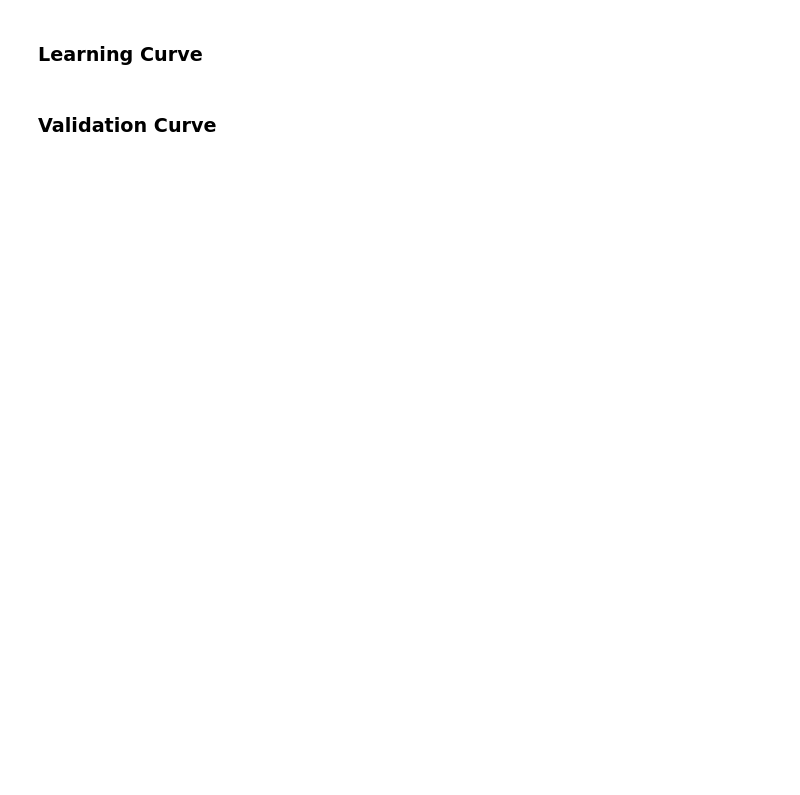
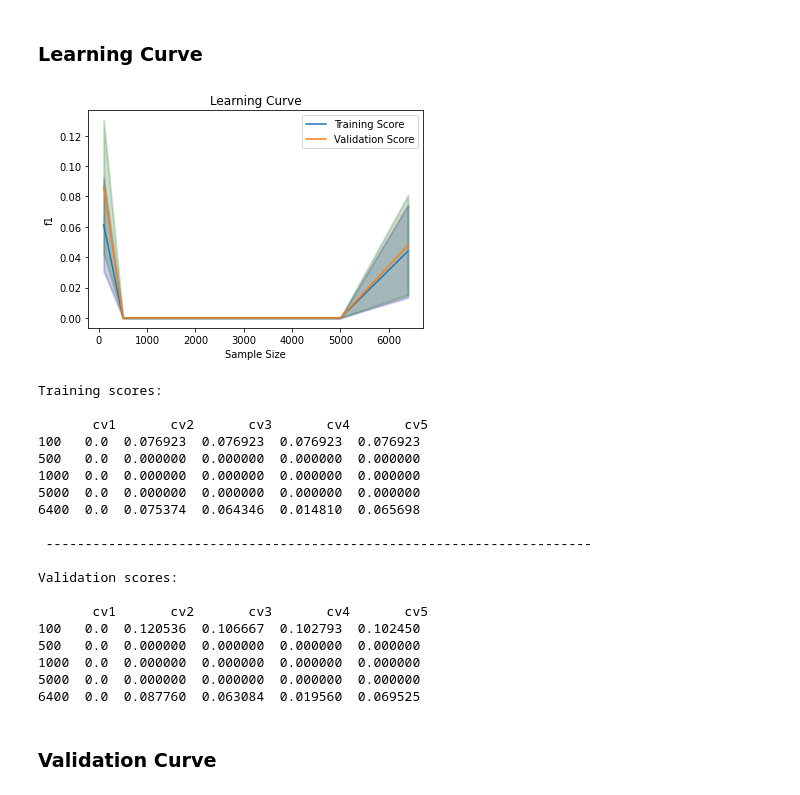
Before and after one commit to as2c/MLP---Cosmology, a Jupyter notebook: Optimization/Model_Evaluation.ipynb, the cells around one changed output. Drawn from its saved outputs; the diff is of its cells as text; code cells hidden in the pictures; blank space fills up the shorter version.

```diff
--- a/Optimization/Model_Evaluation.ipynb
+++ b/Optimization/Model_Evaluation.ipynb
@@ -41,0 +39,3 @@ Mounted at /content/drive
+# %%
+data = pd.read_csv(r'/content/drive/MyDrive/density_contrast.csv')
+data.head()
@@ -407,37 +443,58 @@ plt.show()
 # %% [markdown]
 ### Learning Curve
 # %%
-ns = [10,20,25,30,38]
+ns = [100,500,1000,5000,6400]
 train_sizes, train_scores, valid_scores = learning_curve(trained_model, X_train, Y_train, train_sizes=ns, cv=cv, scoring= scoring, n_jobs = -1)
 
 train_scores_mean =  train_scores.mean(axis = 1)
 train_scores_std = np.std(train_scores, axis=1)
 validation_scores_mean =  valid_scores.mean(axis = 1)
 validation_scores_std  = valid_scores.std(axis = 1)
 
 xlabel = 'Sample Size'
 ylabel = scoring
 plt_title = 'Learning Curve'
 
 fig = plt.figure()
 ax = fig.add_subplot(111, xlabel=xlabel, ylabel=ylabel, title=plt_title)
 ax.plot(train_sizes, train_scores_mean, label = 'Training Score')
 ax.plot(train_sizes, validation_scores_mean, label = 'Validation Score')
 
 plt.fill_between(train_sizes, train_scores_mean - train_scores_std,
                  train_scores_mean + train_scores_std, alpha=0.2,
                  color="darkblue", lw=2)
 plt.fill_between(train_sizes, validation_scores_mean - validation_scores_std,
                  validation_scores_mean + validation_scores_std, alpha=0.2,
                  color="darkgreen", lw=2)
 
 plt.legend()
 # plt.yscale('log')
 plt.show()
 
 print('Training scores:\n\n', pd.DataFrame( train_scores, columns=[f'cv{i+1}' for i in range(cv)], index=ns) )
 print('\n', '-' * 70) # separator to make the output easy to read
 print('\nValidation scores:\n\n', pd.DataFrame(valid_scores, columns=[f'cv{i+1}' for i in range(cv)], index=ns) )
+# %% [output]
+[figure, added]
+Training scores:
+
+       cv1       cv2       cv3       cv4       cv5
+100   0.0  0.076923  0.076923  0.076923  0.076923
+500   0.0  0.000000  0.000000  0.000000  0.000000
+1000  0.0  0.000000  0.000000  0.000000  0.000000
+5000  0.0  0.000000  0.000000  0.000000  0.000000
+6400  0.0  0.075374  0.064346  0.014810  0.065698
+
+ ----------------------------------------------------------------------
+
+Validation scores:
+
+       cv1       cv2       cv3       cv4       cv5
+100   0.0  0.120536  0.106667  0.102793  0.102450
+500   0.0  0.000000  0.000000  0.000000  0.000000
+1000  0.0  0.000000  0.000000  0.000000  0.000000
+5000  0.0  0.000000  0.000000  0.000000  0.000000
+6400  0.0  0.087760  0.063084  0.019560  0.069525
 # %% [markdown]
 ### Validation Curve
 # %%
```
Also changed, not shown: parts of 78 cells of this notebook.
